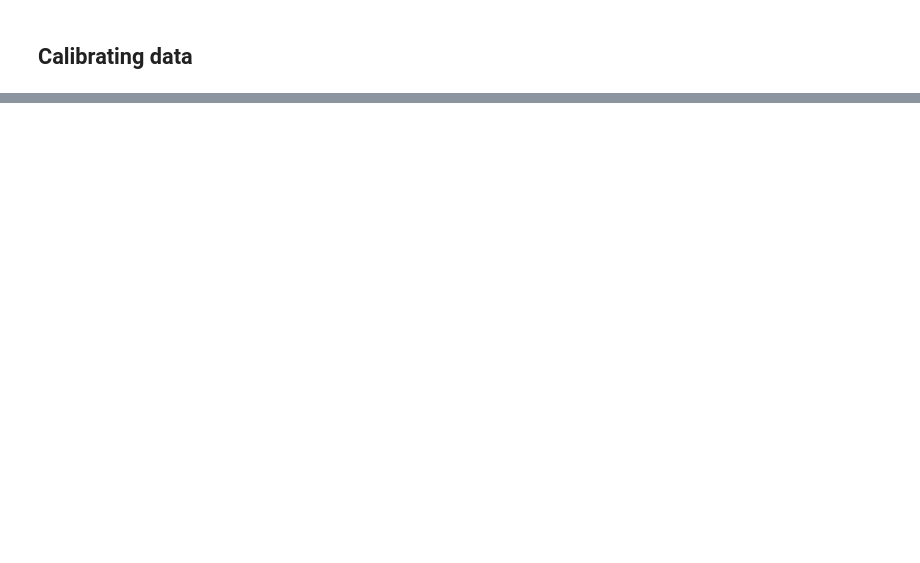
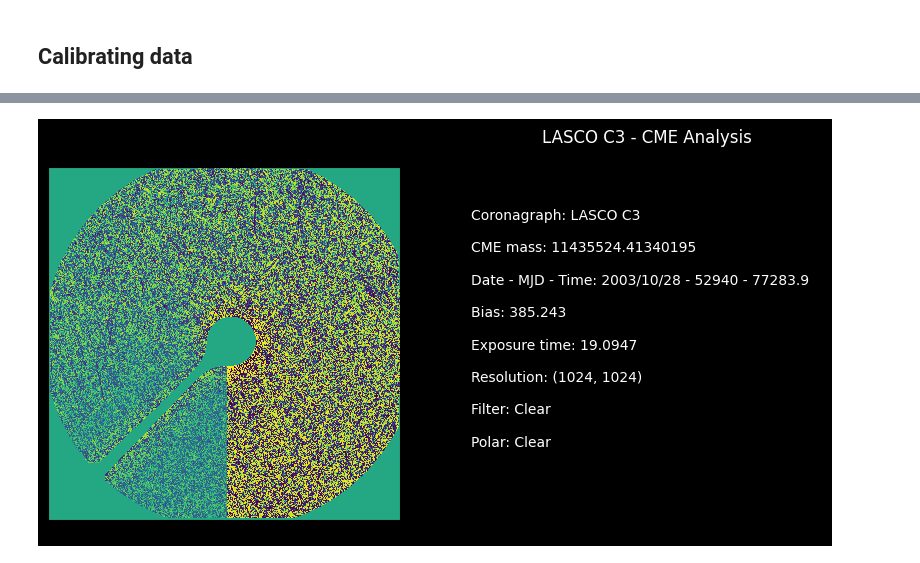
Before and after one commit to Jorgedavyd/CorKit, a Jupyter notebook: example.ipynb, the cells around one changed output, grey strips where cells are left out. Drawn from its saved outputs; the diff is of its cells as text; code cells hidden in the pictures; blank space fills up the shorter version.

```diff
--- a/example.ipynb
+++ b/example.ipynb
@@ -83,0 +159,9 @@ plt.show()
+# %%
+bn = os.path.join(path, 'c3', '20031028_204917.fits')
+fn = os.path.join(path, 'c3', '20031028_212754.fits')
+
+mass_img = cme_analysis.mass(bn, fn, ALL = True)
+
+cme_analysis.plot(mass_img, fits.getheader(fn))
+# %% [output]
+[figure, added]
```
Also changed, not shown: parts of 10 cells of this notebook, 8 other files.
